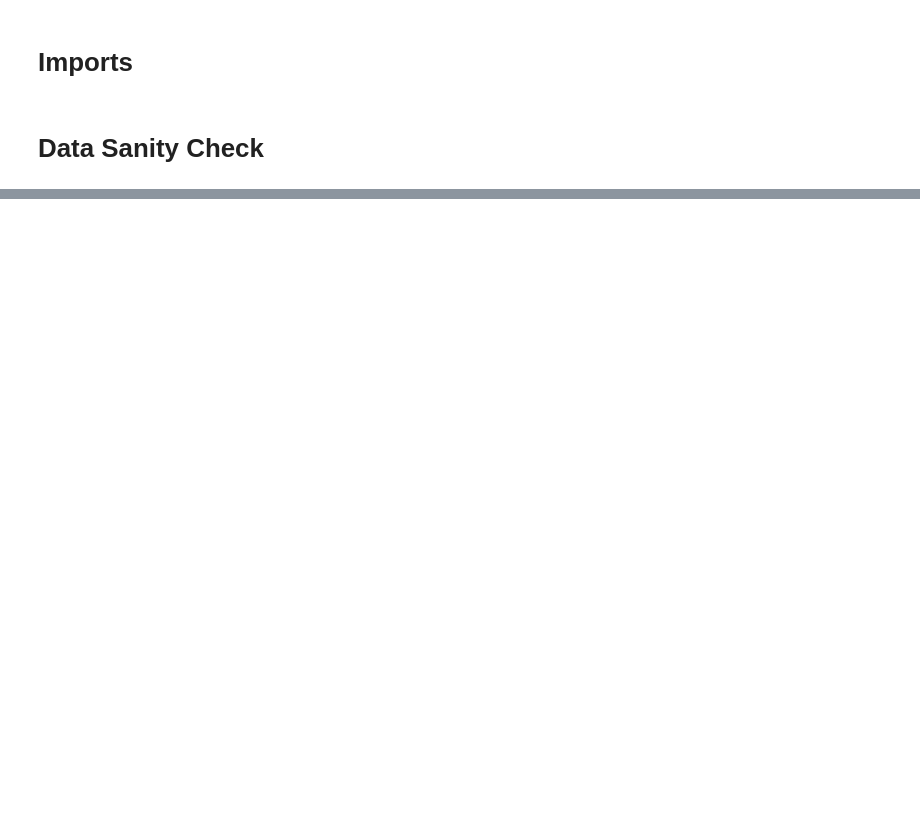
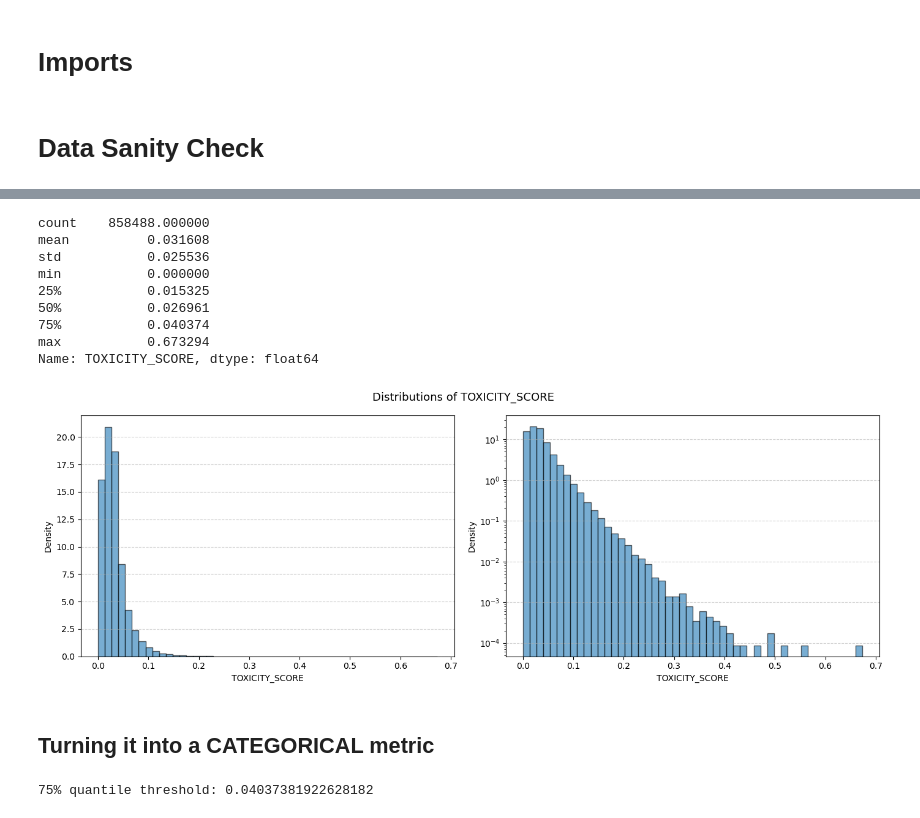
Before and after one commit to AkselAcar/ada-2025-project-adastra, a Jupyter notebook: results.ipynb, the cells around one changed output, grey strips where cells are left out. Saved outputs shown, nothing was run; the diff lists cells and outputs as text; code cells hidden in the pictures; blank space fills up the shorter version.

Commit message:
started creaing TOXICITY metric, changed slightly inits files, created file metric_utils

```diff
--- a/results.ipynb
+++ b/results.ipynb
@@ -68,0 +186,62 @@ Duplicate rows: 0
+# %%
+toxicity_properties =[
+    "FRACTION_OF_STOPWORDS",
+    "NEGATIVE_SENTIMENT_CALCULATED_BY_VADER",
+    "LIWC_SWEAR",
+    "LIWC_SOCIAL",
+    "LIWC_AFFECT",
+    "LIWC_NEGEMO",
+    "LIWC_ANGER",
+    "LIWC_SEXUAL"
+    ]
+
+# weights = np.ones(len(toxicity_properties)) / len(toxicity_properties) # Equal weights
+
+weights = np.array([1, 1, 4, 1, 1, 4, 4, 1])
+weights = weights / weights.sum()
+
+interactions_df["TOXICITY_SCORE"] = (interactions_df[toxicity_properties].values * weights).sum(axis = 1)
+# %%
+print(interactions_df["TOXICITY_SCORE"].describe())
+
+fig, ax = plt.subplots(1, 2, figsize=(14, 5))  # 1 row, 2 columns
+
+fig.suptitle("Distributions of TOXICITY_SCORE", fontsize=13)
+
+# --- Linear y-axis ---
+ax[0].hist(interactions_df["TOXICITY_SCORE"], bins=50, density=True,
+           alpha=0.6, edgecolor='black')
+ax[0].set_xlabel("TOXICITY_SCORE")
+ax[0].set_ylabel("Density")
+ax[0].grid(axis='y', linestyle='--', alpha=0.6)
+
+# --- Log y-axis ---
+ax[1].hist(interactions_df["TOXICITY_SCORE"], bins=50, density=True,
+           alpha=0.6, edgecolor='black')
+ax[1].set_xlabel("TOXICITY_SCORE")
+ax[1].set_ylabel("Density")
+ax[1].set_yscale("log")
+ax[1].grid(axis='y', linestyle='--', alpha=0.6)
+
+plt.tight_layout()
+plt.show()
+# %% [output]
+count    858488.000000
+mean          0.031608
+std           0.025536
+min           0.000000
+25%           0.015325
+50%           0.026961
+75%           0.040374
+max           0.673294
+Name: TOXICITY_SCORE, dtype: float64
+[figure, added]
+# %% [markdown]
+## Turning it into a CATEGORICAL metric
+# %%
+toxicity_bascule = interactions_df["TOXICITY_SCORE"].quantile(0.75)
+print("75% quantile threshold:", toxicity_bascule)
+
+interactions_df["TOXICITY_CAT"] = (interactions_df["TOXICITY_SCORE"] >= toxicity_bascule).astype(int)
+# %% [output]
+75% quantile threshold: 0.04037381922628182
```
Also changed, not shown: parts of 16 cells of this notebook, 4 other files.
